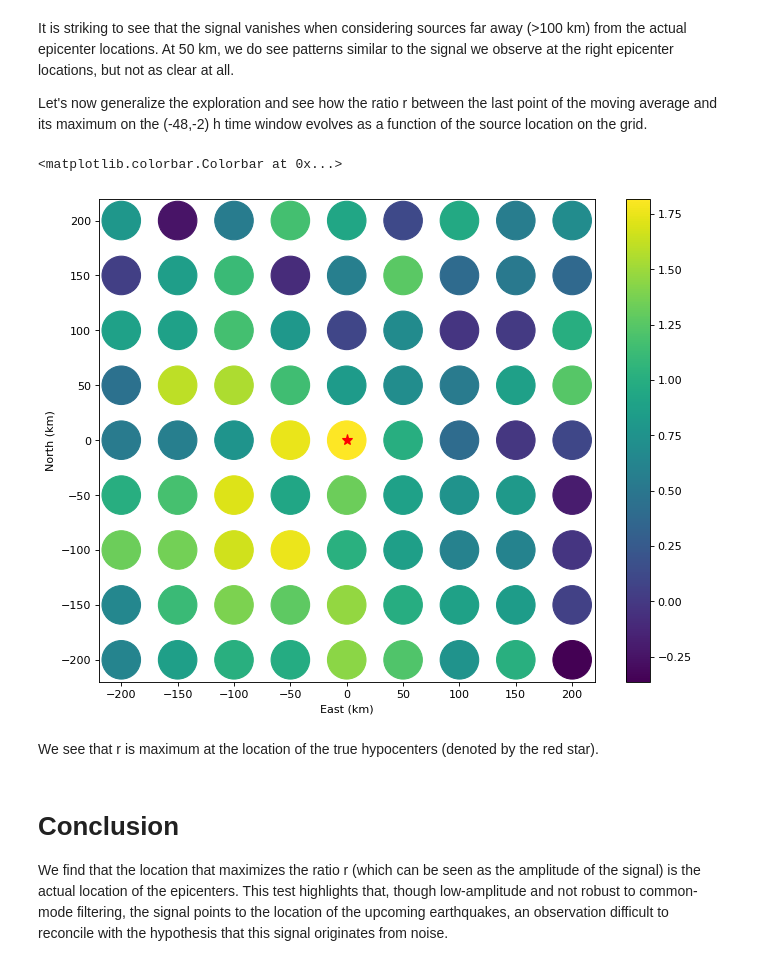
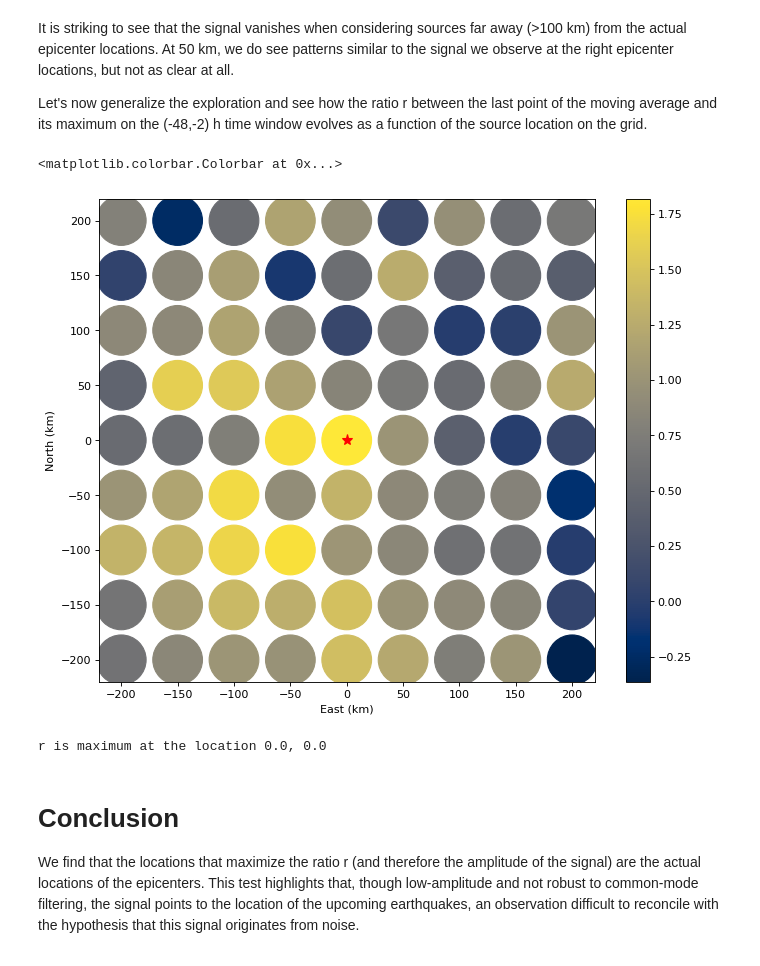
Before and after one commit to QuentinBletery/Science_eLetter_2024, a Jupyter notebook: eLetter4.ipynb, the cells around one changed output. Drawn from its saved outputs; the diff is of its cells as text; code cells hidden in the pictures.

```diff
--- a/eLetter4.ipynb
+++ b/eLetter4.ipynb
@@ -225,25 +225,34 @@ Let's now generalize the exploration and see how the ratio r between the last po
 # %%
 # Plot r for each point of the grid
 
 X, Y = np.zeros([2*nlon+1,2*nlat+1]), np.zeros([2*nlon+1,2*nlat+1])
 for j in range(2*nlon+1):
     for k in range(2*nlat+1):
         X[j,k] = grid_spacing * (-nlon + j)
         Y[j,k] = grid_spacing * (-nlat + k)
 
 plt.figure(figsize=(10, 8), dpi=80)
-plt.scatter(X,Y,1200,r)
+plt.scatter(X,Y,2000,c=r,cmap='cividis')
 plt.plot(0,0,'*r',markersize=10)
 plt.xlabel('East (km)')
 plt.ylabel('North (km)')
 plt.colorbar()
 #plt.savefig('grid_search.pdf')
 # %% [output]
 <matplotlib.colorbar.Colorbar at 0x...>
-[figure, old version]
+[figure, new version]
-# %% [markdown]
-We see that r is maximum at the location of the true hypocenters (denoted by the red star).
+# %%
+# Search the coordinates of the location maximizing the value of r
+
+r_ = r.reshape([(2*nlon+1)*(2*nlat+1),1])
+X_ = X.reshape([(2*nlon+1)*(2*nlat+1),1])
+Y_ = Y.reshape([(2*nlon+1)*(2*nlat+1),1])
+I = np.where(r_==max(r_))[0][0]
+X_opt, Y_opt = X_[I][0], Y_[I][0]
+print('r is maximum at the location '+str(X_opt)+', '+str(Y_opt))
+# %% [output]
+r is maximum at the location 0.0, 0.0
 # %% [markdown]
 # Conclusion
 
-We find that the location that maximizes the ratio r (which can be seen as the amplitude of the signal) is the actual location of the epicenters. This test highlights that, though low-amplitude and not robust to common-mode filtering, the signal points to the location of the upcoming earthquakes, an observation difficult to reconcile with the hypothesis that this signal originates from noise.
+We find that the locations that maximize the ratio r (and therefore the amplitude of the signal) are the actual locations of the epicenters. This test highlights that, though low-amplitude and not robust to common-mode filtering, the signal points to the location of the upcoming earthquakes, an observation difficult to reconcile with the hypothesis that this signal originates from noise.
```
